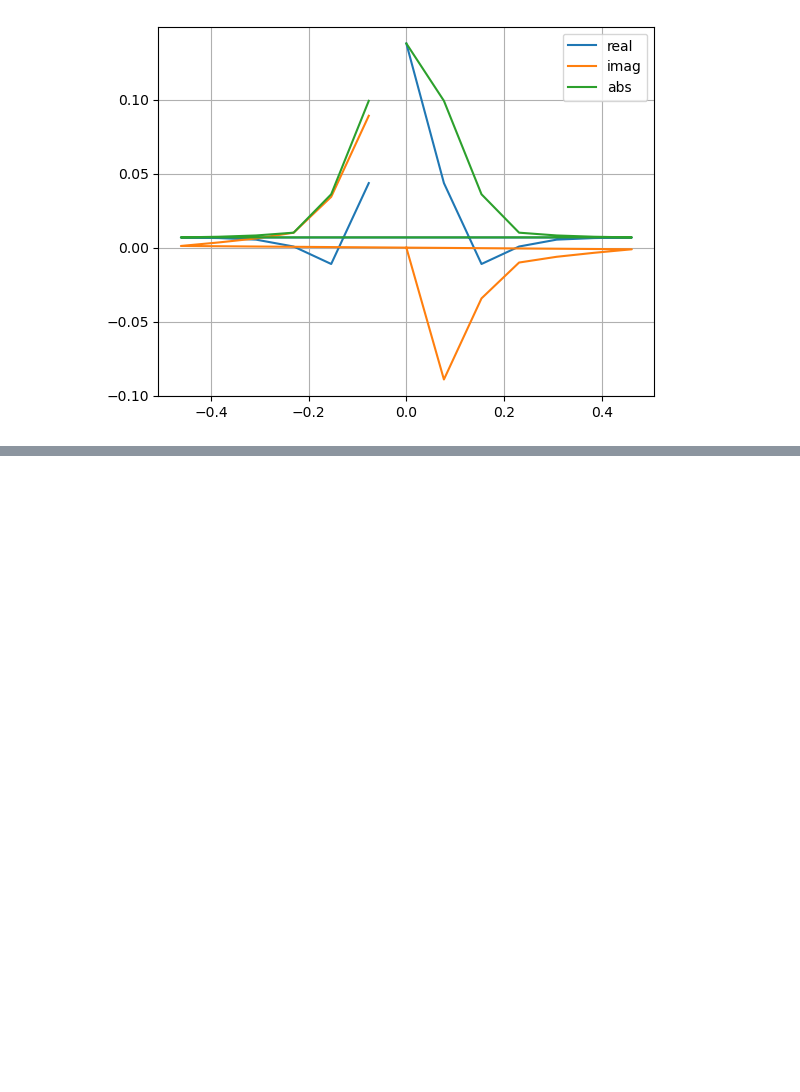
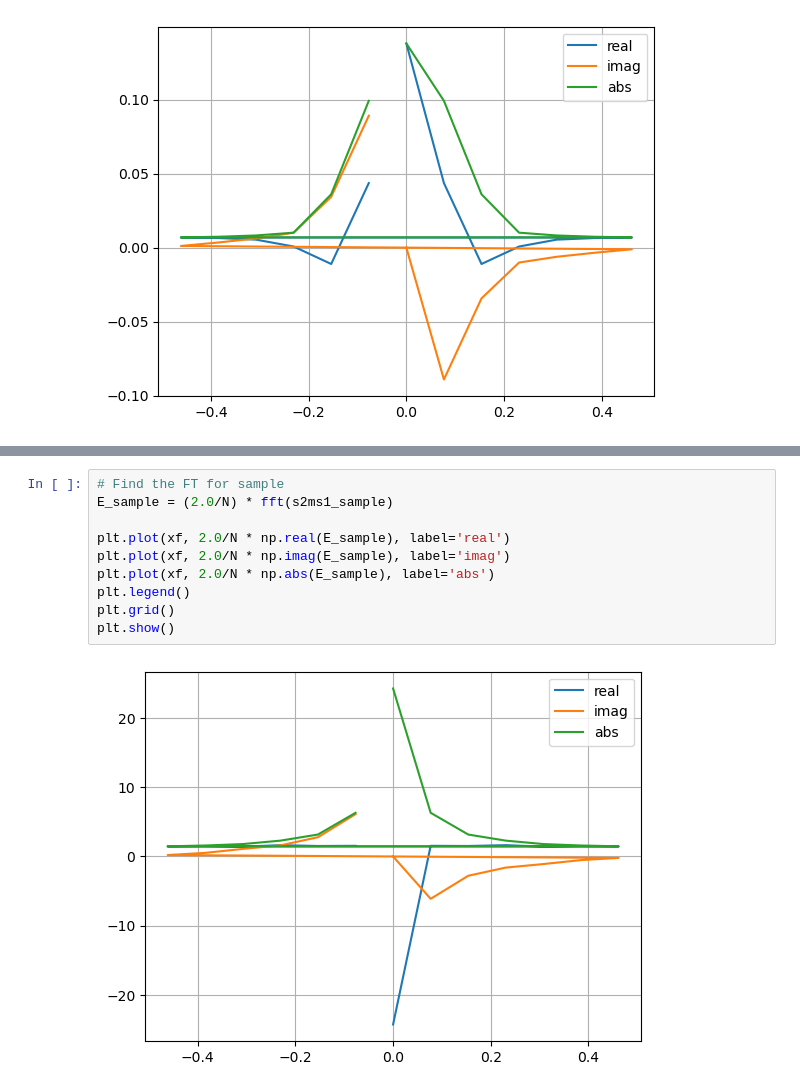
Before and after one commit to sebranchett/cheme-om-fft, a Jupyter notebook: read_and_plot.ipynb, the cells around one changed output, grey strips where cells are left out. Drawn from its saved outputs; the diff is of its cells as text; blank space fills up the shorter version.

```diff
--- a/read_and_plot.ipynb
+++ b/read_and_plot.ipynb
@@ -111,0 +189,12 @@ plt.show()
+# %%
+# Find the FT for sample
+E_sample = (2.0/N) * fft(s2ms1_sample)
+
+plt.plot(xf, 2.0/N * np.real(E_sample), label='real')
+plt.plot(xf, 2.0/N * np.imag(E_sample), label='imag')
+plt.plot(xf, 2.0/N * np.abs(E_sample), label='abs')
+plt.legend()
+plt.grid()
+plt.show()
+# %% [output]
+[figure, added]
```
Also changed, not shown: parts of 11 cells of this notebook.
